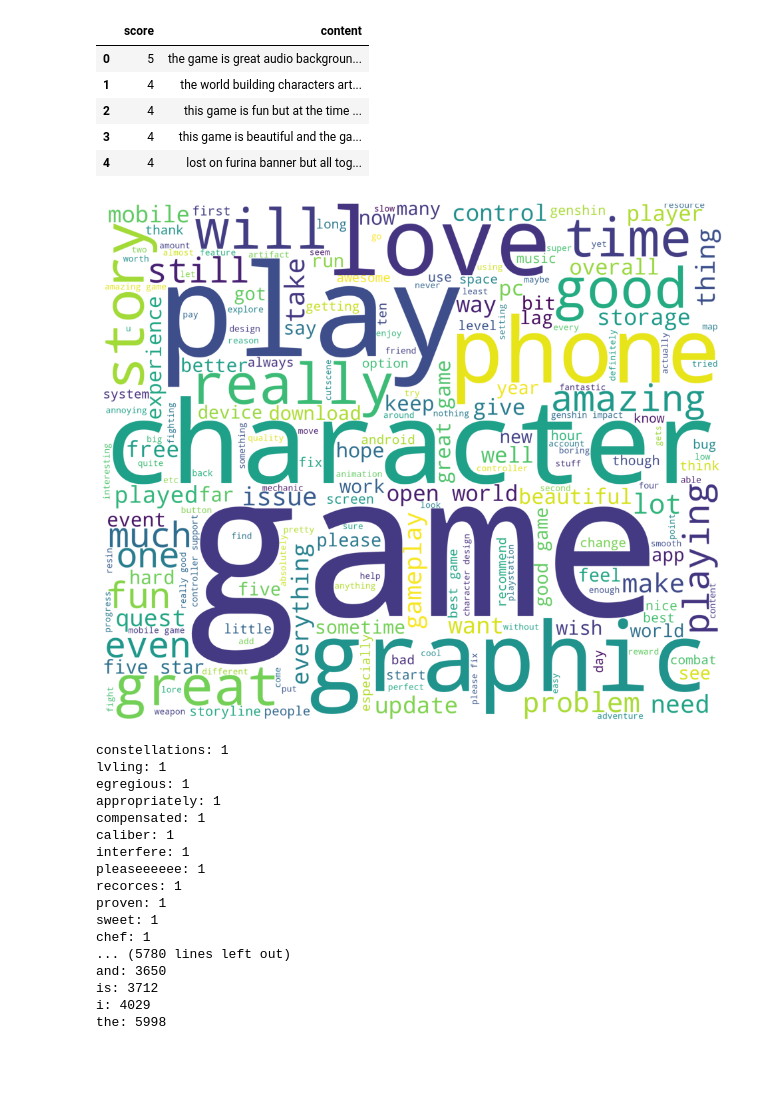
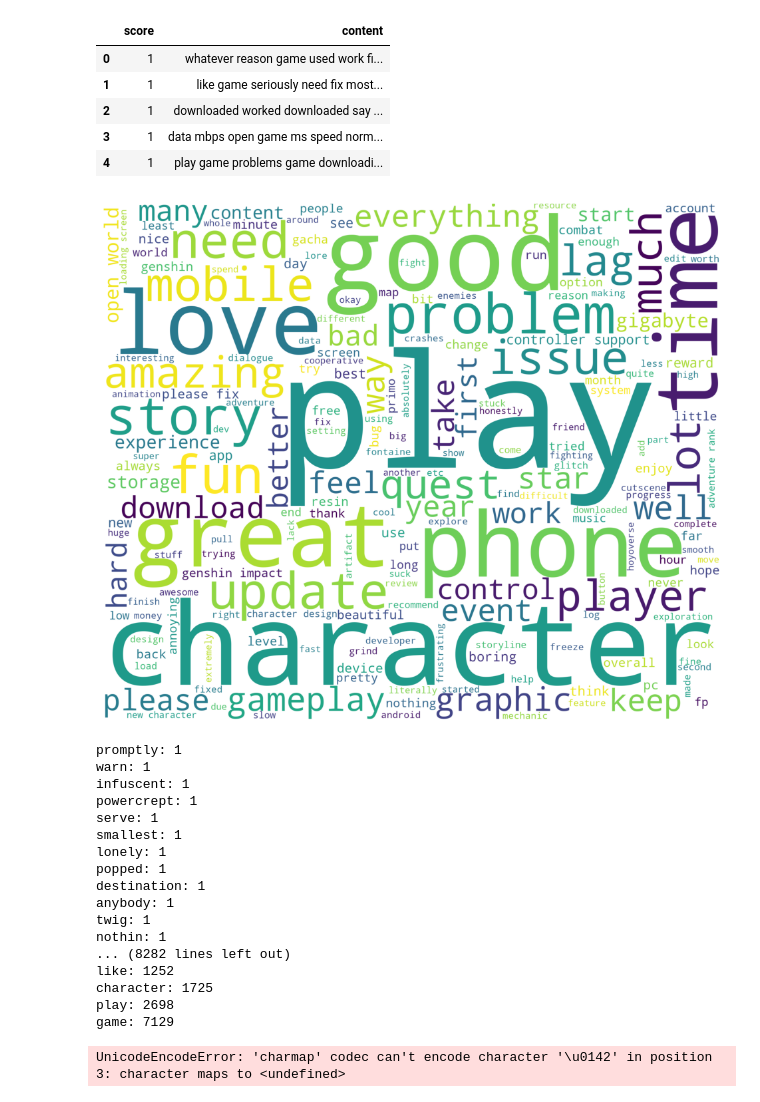
Before and after one commit to Pandalmation/GenshinDeepLearning, a Jupyter notebook: sentimental_model.ipynb, the cells around one changed output. Cells and saved outputs as stored; diff of their text form; code cells hidden in the pictures; blank space fills up the shorter version.

```diff
--- a/sentimental_model.ipynb
+++ b/sentimental_model.ipynb
@@ -11,28 +11,28 @@ from sklearn.model_selection import train_test_split
 from sklearn.linear_model import LogisticRegression
 from sklearn.metrics import classification_report, confusion_matrix, roc_auc_score, roc_curve, auc, log_loss
 # %%
-df = pd.read_csv("./genshinNetwork/data/genshinReview.csv")
+df = pd.read_csv("./data/GenshinReviews1.csv")
 # %%
 df.head()
 # %% [output]
 |  | score | content |
-| 0 | 5 | the game is great audio backgroun... |
-| 1 | 4 | the world building characters art... |
-| 2 | 4 | this game is fun but at the time ... |
-| 3 | 4 | this game is beautiful and the ga... |
-| 4 | 4 | lost on furina banner but all tog... |
+| 0 | 1 | whatever reason game used work fi... |
+| 1 | 1 | like game seriously need fix most... |
+| 2 | 1 | downloaded worked downloaded say ... |
+| 3 | 1 | data mbps open game ms speed norm... |
+| 4 | 1 | play game problems game downloadi... |
 # %%
 corpus_cloud = ' '.join(df['content'])
-STOPWORDS.update(['PRON','would','also','’s'])
+STOPWORDS.update(['PRON','game','games','let','able', 'say'])
 wordcloud = WordCloud(stopwords=STOPWORDS, background_color='white',width=2400,height=2000).generate(corpus_cloud)
 plt.figure(figsize=(12,15))
 plt.imshow(wordcloud)
 plt.axis('off')
 
 # plt.savefig("wordcloud.jpg")
 plt.show()
 # %% [output]
-[figure, old version]
+[figure, new version]
 # %%
 # CREATE DICTIONARY TO COUNT THE WORDS
 count_dict_alex = {}
@@ -57,23 +57,24 @@ with open(output_file_path, 'w') as output_file:
     for key, value in sorted_dict:
         output_file.write(f"{key}: {value}\n")
 # %% [output]
-constellations: 1
-lvling: 1
-egregious: 1
-appropriately: 1
-compensated: 1
-caliber: 1
-interfere: 1
-pleaseeeeee: 1
-recorces: 1
-proven: 1
-sweet: 1
-chef: 1
-... (5780 lines left out)
-and: 3650
-is: 3712
-i: 4029
-the: 5998
+promptly: 1
+warn: 1
+infuscent: 1
+powercrept: 1
+serve: 1
+smallest: 1
+lonely: 1
+popped: 1
+destination: 1
+anybody: 1
+twig: 1
+nothin: 1
+... (8282 lines left out)
+like: 1252
+character: 1725
+play: 2698
+game: 7129
+UnicodeEncodeError: 'charmap' codec can't encode character '\u0142' in position 3: character maps to <undefined>
 # %%
 # REMOVE WORDS THAT OCCUR LESS THAN 10 TIMES
 low_value = 10
```
Also changed, not shown: parts of 13 cells of this notebook.
